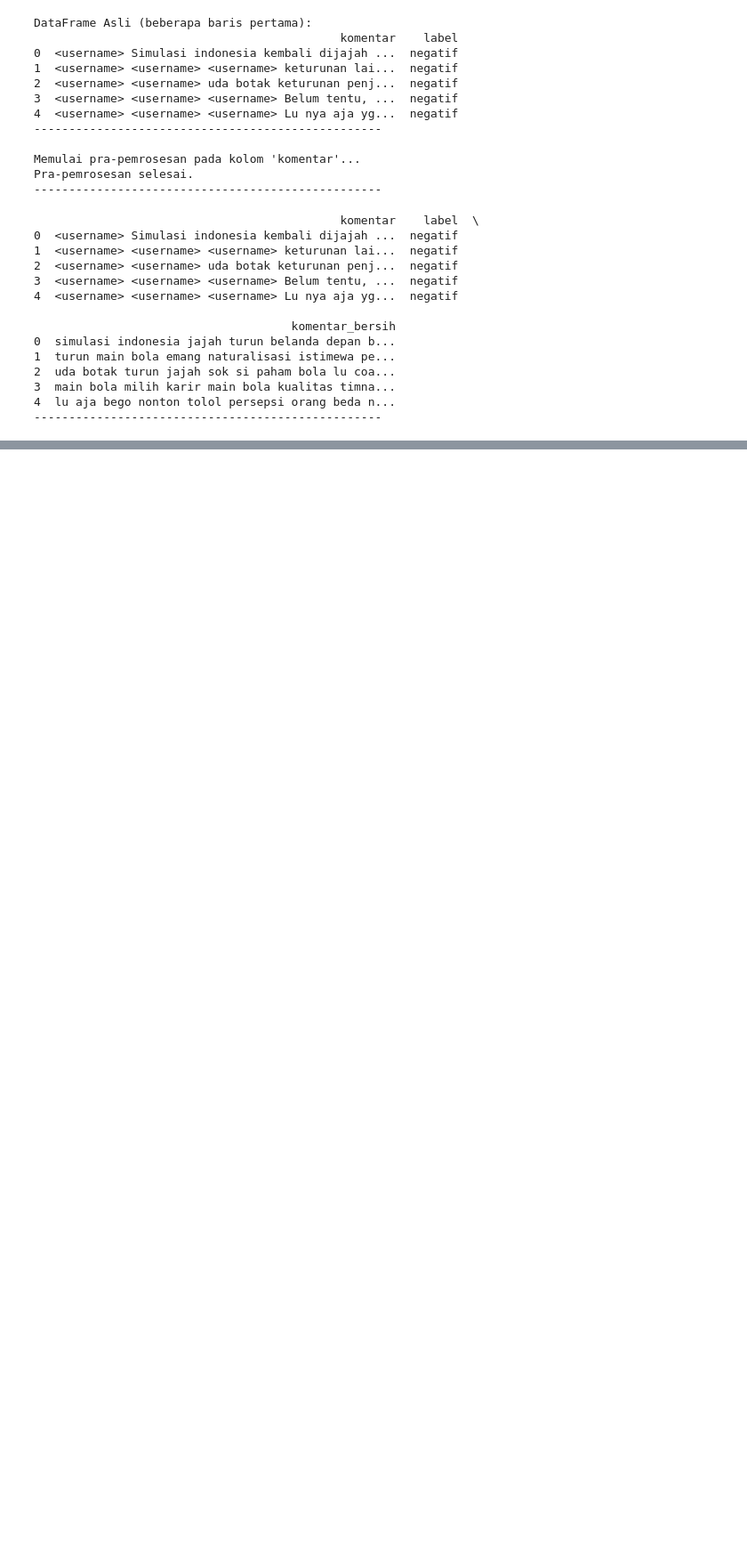
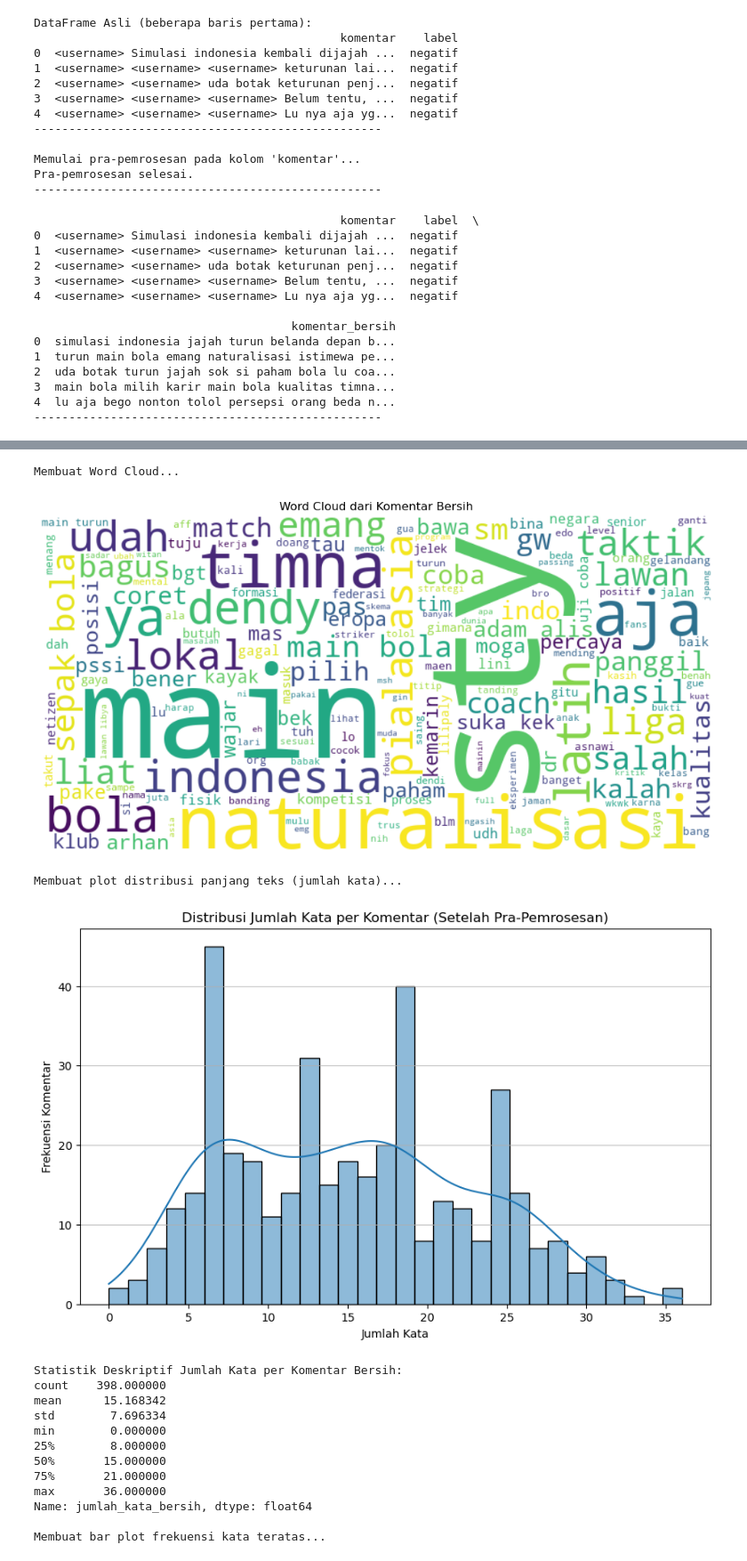
Before and after one commit to ulung3ko/uts-analisis-teks, a Jupyter notebook: uts_analisis_teks.ipynb, the cells around one changed output, grey strips where cells are left out. Shown at 89% size. Drawn from its saved outputs; the diff is of its cells as text; code cells hidden in the pictures; blank space fills up the shorter version.

```diff
--- a/uts_analisis_teks.ipynb
+++ b/uts_analisis_teks.ipynb
@@ -178,0 +254,79 @@ print("-" * 50)
+# %%
+df['komentar_bersih'] = df['komentar_bersih'].astype(str) # Memastikan semua adalah string
+
+# 1. Word Cloud untuk kata-kata yang paling sering muncul
+print("\nMembuat Word Cloud...")
+all_text_cleaned = " ".join(komentar for komentar in df['komentar_bersih'] if komentar)
+
+if all_text_cleaned.strip():
+    wordcloud = WordCloud(width=800, height=400,
+                          background_color='white',
+                          colormap='viridis',
+                          min_font_size=10).generate(all_text_cleaned)
+
+    plt.figure(figsize=(10, 5))
+    plt.imshow(wordcloud, interpolation='bilinear')
+    plt.axis("off")
+    plt.title("Word Cloud dari Komentar Bersih")
+    plt.tight_layout(pad=0)
+    plt.show()
+else:
+    print("Tidak ada teks yang cukup untuk membuat Word Cloud setelah pembersihan.")
+
+# 2. Plot distribusi panjang teks
+print("\nMembuat plot distribusi panjang teks (jumlah kata)...")
+df['jumlah_kata_bersih'] = df['komentar_bersih'].apply(lambda x: len(x.split()))
+
+plt.figure(figsize=(10, 6))
+sns.histplot(df['jumlah_kata_bersih'], kde=True, bins=30)
+plt.title('Distribusi Jumlah Kata per Komentar (Setelah Pra-Pemrosesan)')
+plt.xlabel('Jumlah Kata')
+plt.ylabel('Frekuensi Komentar')
+plt.grid(axis='y', alpha=0.75)
+plt.show()
+
+print("\nStatistik Deskriptif Jumlah Kata per Komentar Bersih:")
+print(df['jumlah_kata_bersih'].describe())
+
+# 3. Frekuensi kata dengan bar plot
+print("\nMembuat bar plot frekuensi kata teratas...")
+all_words_cleaned = []
+for komentar in df['komentar_bersih']:
+    if komentar: # Pastikan komentar tidak kosong
+        all_words_cleaned.extend(komentar.split())
+
+if all_words_cleaned:
+    word_counts = Counter(all_words_cleaned)
+    top_n_words = 20
+    most_common_words = word_counts.most_common(top_n_words)
+
+    # DataFrame untuk plotting
+    df_most_common = pd.DataFrame(most_common_words, columns=['Kata', 'Frekuensi'])
+
+    plt.figure(figsize=(12, 8))
+    sns.barplot(x='Frekuensi', y='Kata', data=df_most_common,
+                palette='viridis_r', hue='Kata', legend=False)
+    plt.title(f'Top {top_n_words} Kata yang Paling Sering Muncul (Setelah Pra-Pemrosesan)')
+    plt.xlabel('Frekuensi')
+    plt.ylabel('Kata')
+    plt.tight_layout()
+    plt.show()
+else:
+    print("Tidak ada kata yang ditemukan untuk membuat bar plot frekuensi.")
+# %% [output]
+Membuat Word Cloud...
+[figure, added]
+Membuat plot distribusi panjang teks (jumlah kata)...
+[figure, added]
+Statistik Deskriptif Jumlah Kata per Komentar Bersih:
+count    398.000000
+mean      15.168342
+std        7.696334
+min        0.000000
+25%        8.000000
+50%       15.000000
+75%       21.000000
+max       36.000000
+Name: jumlah_kata_bersih, dtype: float64
+
+Membuat bar plot frekuensi kata teratas...
```
Also changed, not shown: parts of 4 cells of this notebook.
